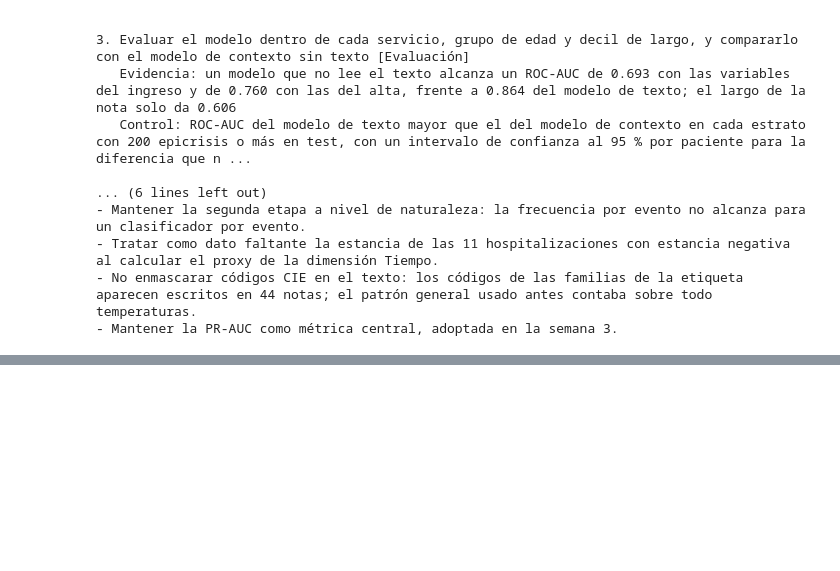
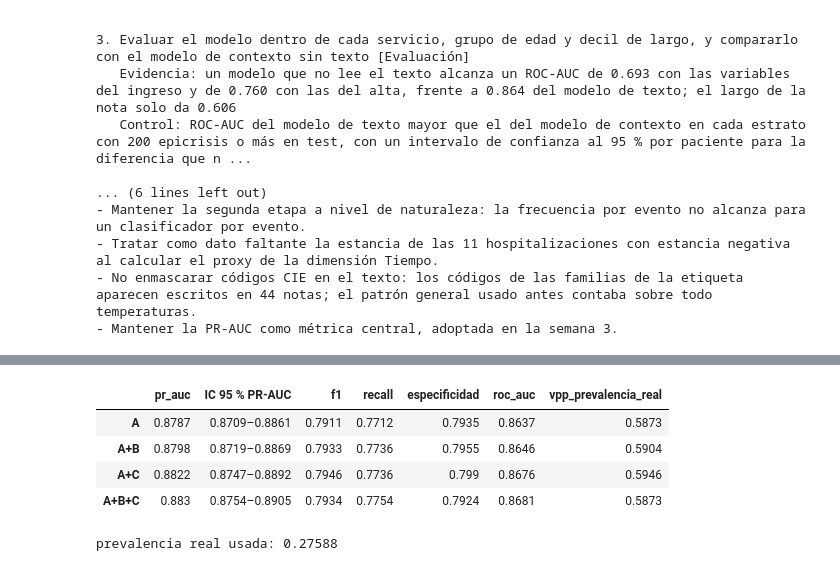
Before and after one commit to carlosperez100/mia14-trabajo-investigacion-ii-tesis-gemses-mimic, a Jupyter notebook: notebooks/02_EDA_semana4.ipynb, the cells around one changed output, grey strips where cells are left out. Drawn from its saved outputs; the diff is of its cells as text; code cells hidden in the pictures; blank space fills up the shorter version.

```diff
--- a/notebooks/02_EDA_semana4.ipynb
+++ b/notebooks/02_EDA_semana4.ipynb
@@ -583,0 +683,12 @@ for a in R["acciones_registradas"]:
+# %%
+te = pd.DataFrame(FE["test"]).T
+te["IC 95 % PR-AUC"] = te.pr_auc_ic95_pacientes.map(lambda x: f"{x[0]:.4f}–{x[1]:.4f}")
+display(te[["pr_auc", "IC 95 % PR-AUC", "f1", "recall", "especificidad", "roc_auc", "vpp_prevalencia_real"]])
+print("prevalencia real usada:", FE["prevalencia_real_con_epicrisis"])
+# %% [output]
+|  | pr_auc | IC 95 % PR-AUC | f1 | recall | especificidad | roc_auc | vpp_prevalencia_real |
+| A | 0.8787 | 0.8709–0.8861 | 0.7911 | 0.7712 | 0.7935 | 0.8637 | 0.5873 |
+| A+B | 0.8798 | 0.8719–0.8869 | 0.7933 | 0.7736 | 0.7955 | 0.8646 | 0.5904 |
+| A+C | 0.8822 | 0.8747–0.8892 | 0.7946 | 0.7736 | 0.799 | 0.8676 | 0.5946 |
+| A+B+C | 0.883 | 0.8754–0.8905 | 0.7934 | 0.7754 | 0.7924 | 0.8681 | 0.5873 |
+prevalencia real usada: 0.27588
```
Also changed, not shown: parts of 13 cells of this notebook, 1 other file.
